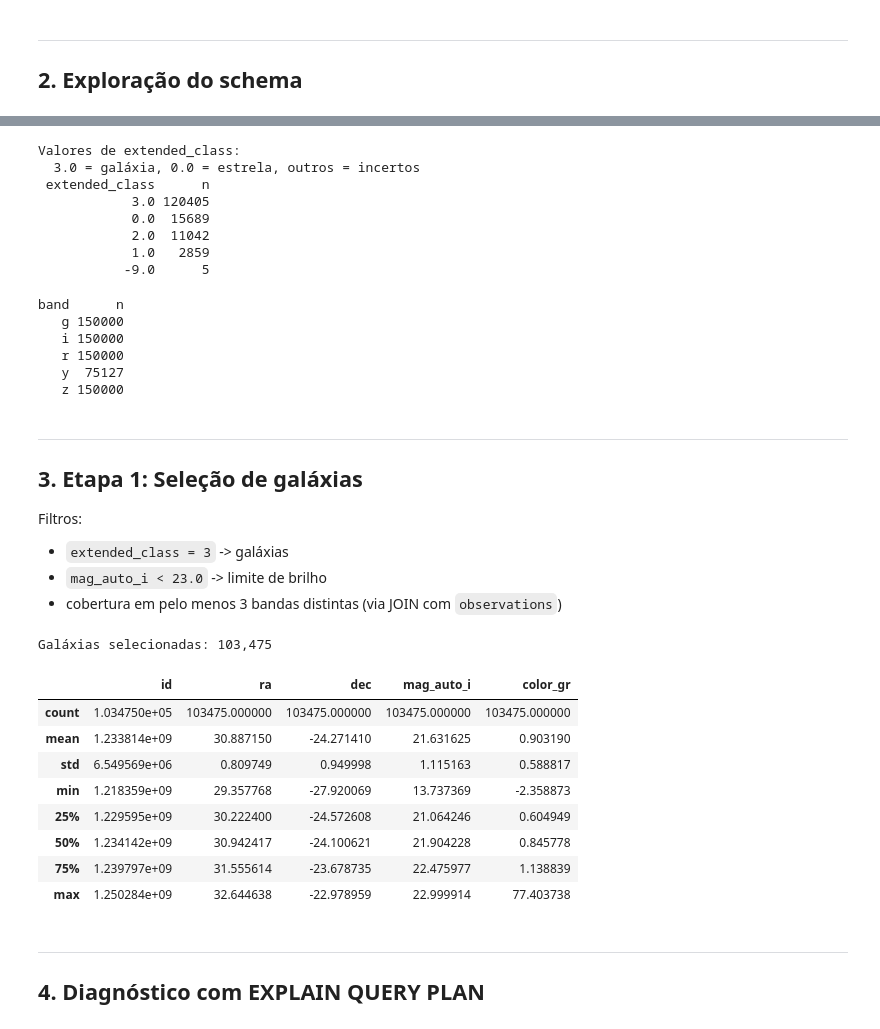
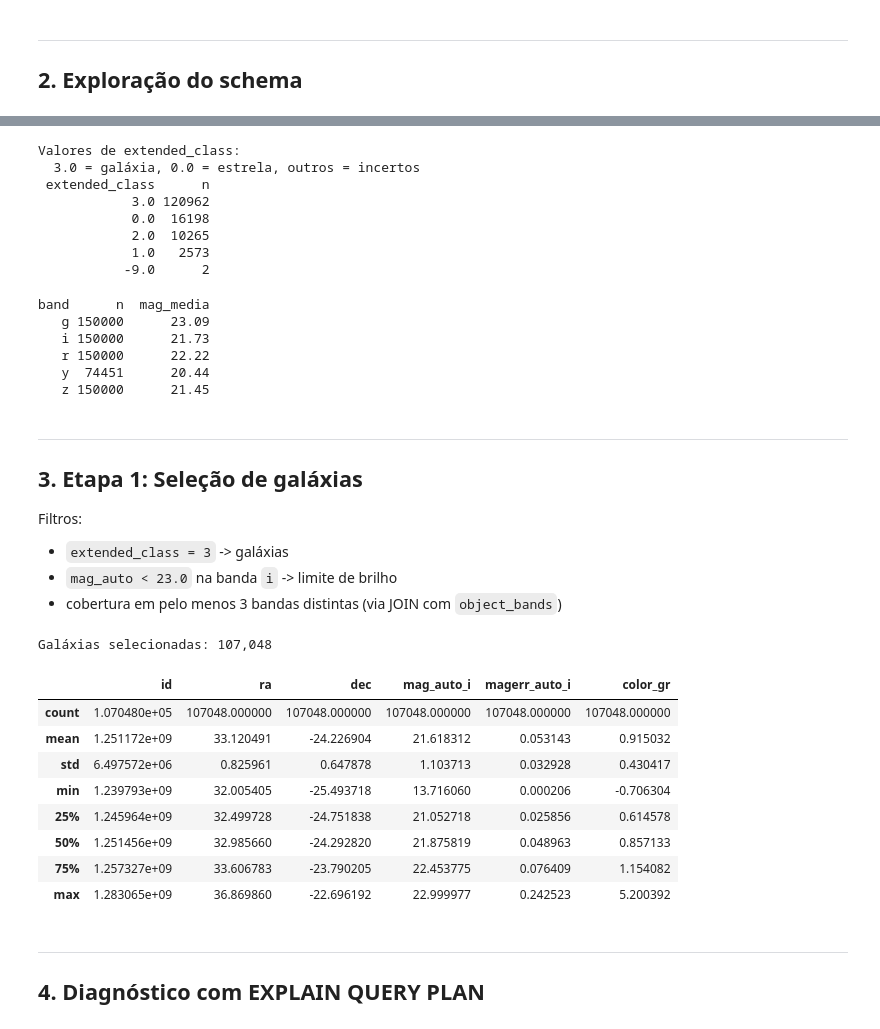
Before and after one commit to helenocampos/bd-interm-linea, a Jupyter notebook: notebooks/04-estudo-caso.ipynb, the cells around one changed output, grey strips where cells are left out. Drawn from its saved outputs; the diff is of its cells as text; code cells hidden in the pictures.

```diff
--- a/notebooks/04-estudo-caso.ipynb
+++ b/notebooks/04-estudo-caso.ipynb
@@ -49,7 +55,7 @@ with sqlite3.connect(DB) as conn:
     print('=== objects ===')
     display(pd.read_sql_query('SELECT * FROM objects LIMIT 3', conn))
 
-    print('\n=== observations ===')
-    display(pd.read_sql_query('SELECT * FROM observations LIMIT 3', conn))
+    print('=== object_bands ===')
+    display(pd.read_sql_query('SELECT * FROM object_bands LIMIT 6', conn))
 # %% [output]
 === objects ===
@@ -77,68 +86,76 @@ print(df_cls.to_string(index=False))
 Valores de extended_class:
   3.0 = galáxia, 0.0 = estrela, outros = incertos
  extended_class      n
-            3.0 120405
-            0.0  15689
-            2.0  11042
-            1.0   2859
-           -9.0      5
+            3.0 120962
+            0.0  16198
+            2.0  10265
+            1.0   2573
+           -9.0      2
 # %%
-# Bandas disponíveis em observations
+# Bandas disponíveis em object_bands
 with sqlite3.connect(DB) as conn:
-    df_bands = pd.read_sql_query("""
-        SELECT band, COUNT(*) AS n FROM observations GROUP BY band
+    df_bands_info = pd.read_sql_query("""
+        SELECT band, COUNT(*) AS n, ROUND(AVG(mag_auto), 2) AS mag_media
+        FROM object_bands
+        GROUP BY band
+        ORDER BY band
     """, conn)
-print(df_bands.to_string(index=False))
+print(df_bands_info.to_string(index=False))
 # %% [output]
-band      n
-   g 150000
-   i 150000
-   r 150000
-   y  75127
-   z 150000
+band      n  mag_media
+   g 150000      23.09
+   i 150000      21.73
+   r 150000      22.22
+   y  74451      20.44
+   z 150000      21.45
 # %% [markdown]
 ---
 ## 3. Etapa 1: Seleção de galáxias
 
 Filtros:
 - `extended_class = 3` -> galáxias
-- `mag_auto_i < 23.0` -> limite de brilho
-- cobertura em pelo menos 3 bandas distintas (via JOIN com `observations`)
+- `mag_auto < 23.0` na banda `i` -> limite de brilho
+- cobertura em pelo menos 3 bandas distintas (via JOIN com `object_bands`)
 # %%
 SQL_SELECAO = """
     WITH cobertura AS (
         SELECT object_id
-        FROM   observations
+        FROM   object_bands
         GROUP  BY object_id
         HAVING COUNT(DISTINCT band) >= 3
     )
     SELECT o.id,
            o.ra,
            o.dec,
-           o.mag_auto_i,
+           ob_i.mag_auto     AS mag_auto_i,
+           ob_i.magerr_auto  AS magerr_auto_i,
            o.color_gr
     FROM   objects o
-    JOIN   cobertura c ON o.id = c.object_id
-    WHERE  o.mag_auto_i    <  23.0
-      AND  o.extended_class =  3
+    JOIN   cobertura c   ON o.id = c.object_id
+    JOIN   object_bands ob_i
+                         ON o.id = ob_i.object_id
+
+    WHERE  ob_i.mag_auto     <  23.0
+      AND  o.extended_class   =  3
+      AND ob_i.band = 'i'
 """
 
 with sqlite3.connect(DB) as conn:
     df = pd.read_sql_query(SQL_SELECAO, conn)
 
 print(f'Galáxias selecionadas: {len(df):,}')
 df.describe()
 # %% [output]
-Galáxias selecionadas: 103,475
+Galáxias selecionadas: 107,048
-|  | id | ra | dec | mag_auto_i | color_gr |
-| count | 1.034750e+05 | 103475.000000 | 103475.000000 | 103475.000000 | 103475.000000 |
-| mean | 1.233814e+09 | 30.887150 | -24.271410 | 21.631625 | 0.903190 |
-| std | 6.549569e+06 | 0.809749 | 0.949998 | 1.115163 | 0.588817 |
-| min | 1.218359e+09 | 29.357768 | -27.920069 | 13.737369 | -2.358873 |
-| 25% | 1.229595e+09 | 30.222400 | -24.572608 | 21.064246 | 0.604949 |
-| 50% | 1.234142e+09 | 30.942417 | -24.100621 | 21.904228 | 0.845778 |
-| 75% | 1.239797e+09 | 31.555614 | -23.678735 | 22.475977 | 1.138839 |
-| max | 1.250284e+09 | 32.644638 | -22.978959 | 22.999914 | 77.403738 |
+|  | id | ra | dec | mag_auto_i | magerr_auto_i | color_gr |
+| count | 1.070480e+05 | 107048.000000 | 107048.000000 | 107048.000000 | 107048.000000 | 107048.000000 |
+| mean | 1.251172e+09 | 33.120491 | -24.226904 | 21.618312 | 0.053143 | 0.915032 |
+| std | 6.497572e+06 | 0.825961 | 0.647878 | 1.103713 | 0.032928 | 0.430417 |
+| min | 1.239793e+09 | 32.005405 | -25.493718 | 13.716060 | 0.000206 | -0.706304 |
+| 25% | 1.245964e+09 | 32.499728 | -24.751838 | 21.052718 | 0.025856 | 0.614578 |
+| 50% | 1.251456e+09 | 32.985660 | -24.292820 | 21.875819 | 0.048963 | 0.857133 |
+| 75% | 1.257327e+09 | 33.606783 | -23.790205 | 22.453775 | 0.076409 | 1.154082 |
+| max | 1.283065e+09 | 36.869860 | -22.696192 | 22.999977 | 0.242523 | 5.200392 |
 # %% [markdown]
 ---
 ## 4. Diagnóstico com EXPLAIN QUERY PLAN
```
Also changed, not shown: parts of 13 cells of this notebook, 2 other files.
